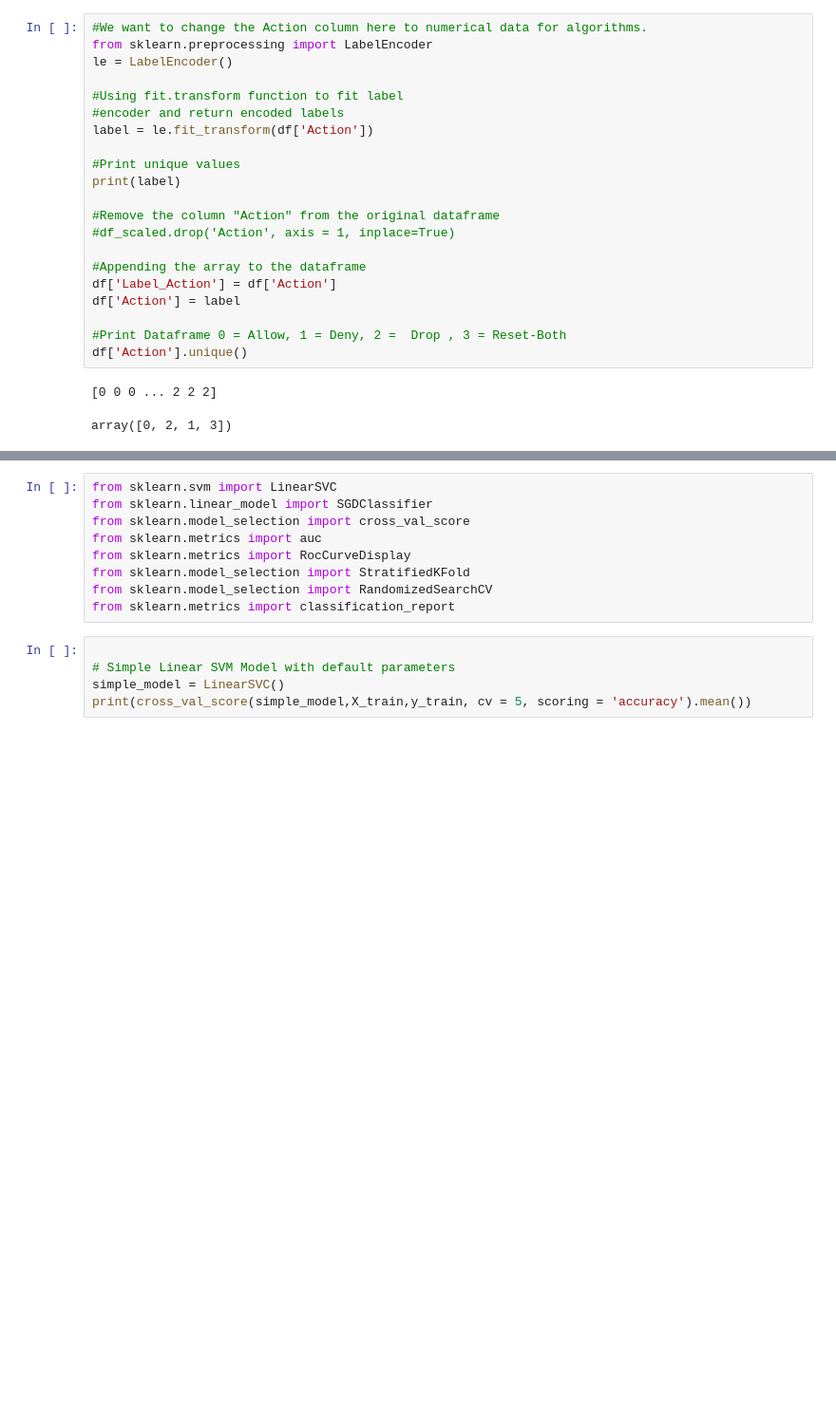
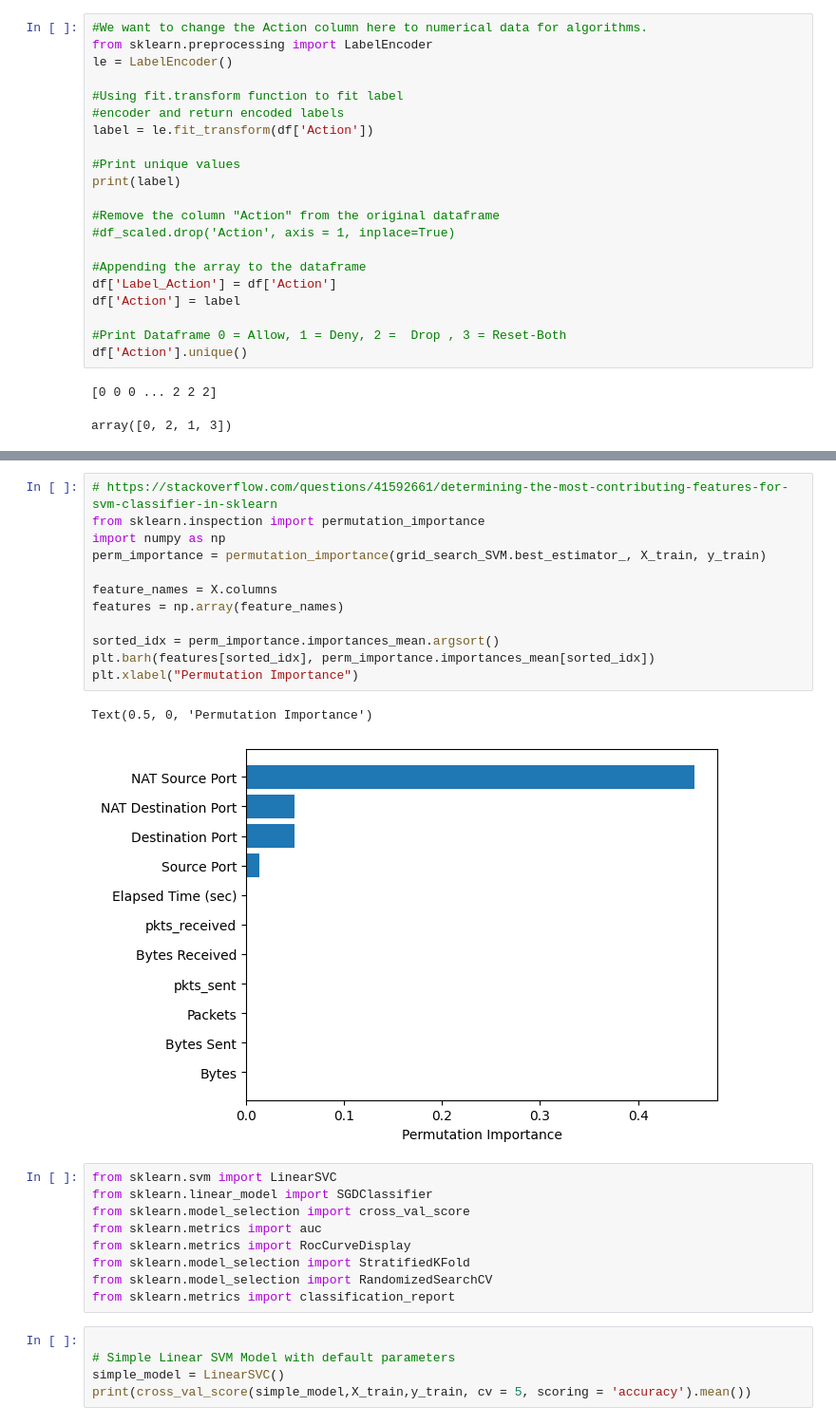
Before and after one commit to dk28yip/MSDS7333, a Jupyter notebook: Case Study 5_v2.ipynb, the cells around one changed output, grey strips where cells are left out. Shown: that part at 95% size. Saved outputs shown, nothing was run; the diff lists cells and outputs as text; blank space fills up the shorter version.

```diff
--- a/Case Study 5_v2.ipynb
+++ b/Case Study 5_v2.ipynb
@@ -258,3 +418,18 @@ X_train, X_test, y_train, y_test = train_test_split(X, y, test_size=0.2, random_
+# %%
+# https://stackoverflow.com/questions/41592661/determining-the-most-contributing-features-for-svm-classifier-in-sklearn
+from sklearn.inspection import permutation_importance
+import numpy as np
+perm_importance = permutation_importance(grid_search_SVM.best_estimator_, X_train, y_train)
+
+feature_names = X.columns
+features = np.array(feature_names)
+
+sorted_idx = perm_importance.importances_mean.argsort()
+plt.barh(features[sorted_idx], perm_importance.importances_mean[sorted_idx])
+plt.xlabel("Permutation Importance")
+# %% [output]
+Text(0.5, 0, 'Permutation Importance')
+[figure, added]
 # %%
 from sklearn.svm import LinearSVC
 from sklearn.linear_model import SGDClassifier
```
Also changed, not shown: parts of 25 cells of this notebook.
